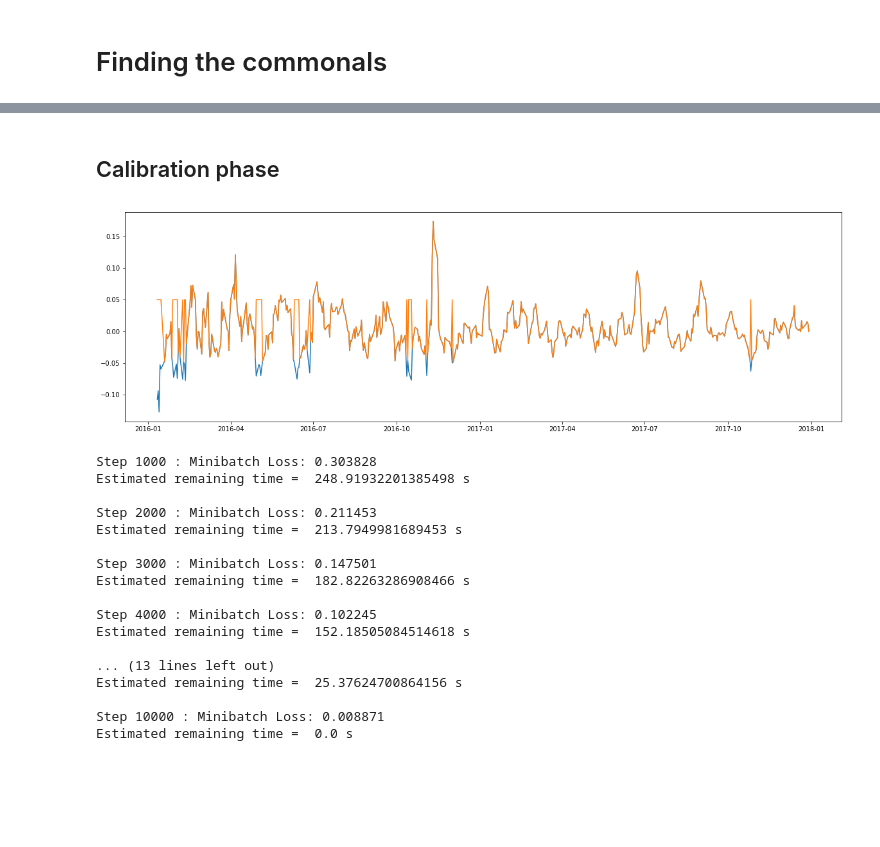
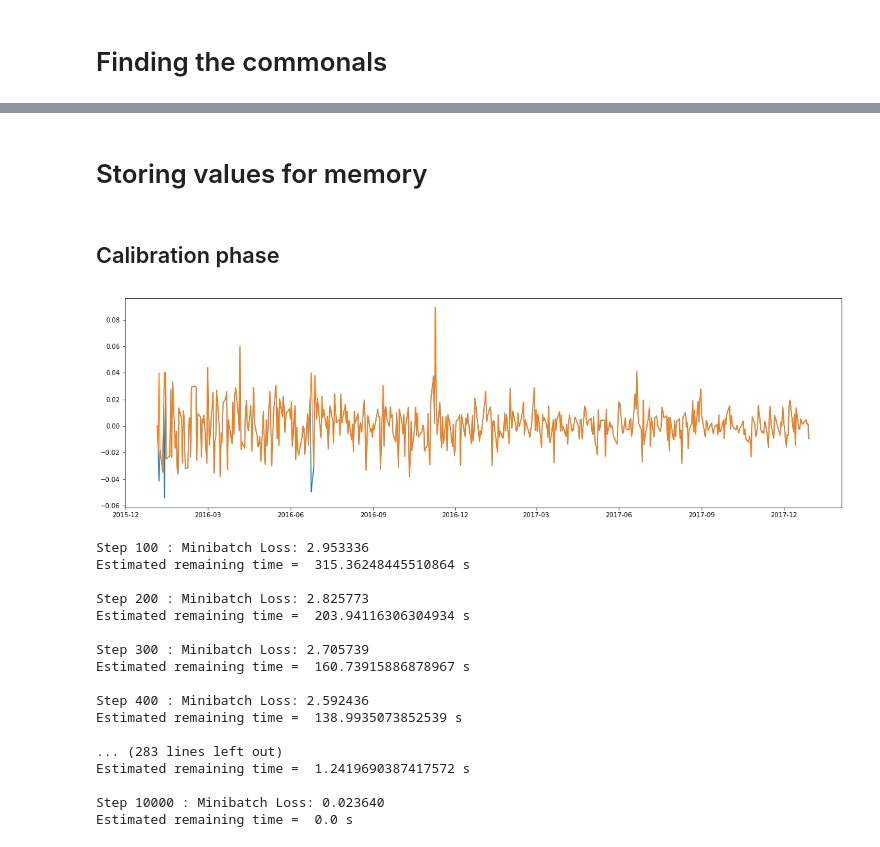
Before and after one commit to DLColumbia/DeepLearning_for_finance, a Jupyter notebook: calibration_first_try.ipynb, the cells around one changed output, grey strips where cells are left out. Cells and saved outputs as stored; diff of their text form; code cells hidden in the pictures; blank space fills up the shorter version.

Commit message:
Last update ready for parameter training

```diff
--- a/calibration_first_try.ipynb
+++ b/calibration_first_try.ipynb
@@ -712,3 +712,6 @@ plot_commonals(p, batch_x, test_setDn, list_tickers_cross_test,-1)
+# %% [markdown]
+
+# Storing values for memory
 # %%
 fields = ['learning_rate', 'num_steps', 'batch_size', 'lambd', 'val_dropout', 'cross_len', 'num_encode_1', 'n_code', 'MSE']
 values = [learning_rate, num_steps, batch_size, lambd, val_dropout, cross_len, num_encode_1, n_code, MSE]
@@ -756,40 +759,43 @@ def rateOfReturnWeekly(df,shitf):
 
     return rate_of_returns
 
-def modify_benchmark(df,column,shift):
+def modify_benchmark(df,column,threshold,shift):
     rate = rateOfReturnWeekly(df,shift)
     for i in range(len(rate[column])):
-        if rate[column][i] <= - .05:
-            rate[column][i] = .05
+        if rate[column][i] <= - threshold:
+            rate[column][i] = threshold
     return rate
 
 ROOTPATH = os.getcwd()
 
 path_data = os.path.join(ROOTPATH, 'data')
 
 file = path_data+"/csv_IBB_from_2016-01-01_to_2018-01-01.csv"
 
 if computer == 0:
     with open(file, 'r') as csvfile:
         benchmark = pd.read_csv(csvfile, index_col=None, header=0)
         benchmark = benchmark.set_index(pd.DatetimeIndex(benchmark["Date"]))
         del benchmark["Date"]
 
 if computer == 1:
     with open(file, 'r', encoding ='mac_roman') as csvfile:
         benchmark = pd.read_csv(csvfile, index_col=None, header=0)
         benchmark = benchmark.set_index(pd.DatetimeIndex(benchmark["Date"]))
         del benchmark["Date"]
 
-rate = rateOfReturnWeekly(benchmark,5)
+shift_calib = 1
+threshold = 0.04
+
+rate = rateOfReturnWeekly(benchmark,shift_calib)
 plt.plot(rate['Adj Close'])
 plt.show;
 
-rate2 = modify_benchmark(benchmark,'Adj Close',5)
+rate2 = modify_benchmark(benchmark,'Adj Close',threshold,shift_calib)
 plt.plot(rate2['Adj Close'])
 plt.show;
 # %% [output]
-[figure, old version]
+[figure, new version]
 # %%
 def layer1_calib(input_tensor, S, n_code, phase_train):
     with tf.variable_scope("calib"):
@@ -931,19 +940,19 @@ with tf.Graph().as_default():
         keep_prob = tf.placeholder(tf.float32) #gateway for dropout
 
         # Extract the latent information (logits from the bottleneck layer)
-        hidden, W_e = layer1_calib(x, S, n_hidden, phase_train)
+        hidden, W_e = layer1_calib(x, S, n_hidden_calib, phase_train)
 
         # Extract the outputs of the autoencoder
-        output, W_d = layer2_calib(hidden, S, n_hidden, phase_train)
+        output, W_d = layer2_calib(hidden, S, n_hidden_calib, phase_train)
 
 
         rr_tot = np.dot(output, x)
 
 #         error = (rr_tot - bench_day)**2
 
-        cost = loss(mse(rr_tot, label), regularizer(W_e, W_d), lambd, num_input, batch_size)
+        cost = loss(mse(rr_tot, label), regularizer(W_e, W_d), lambd_calib, num_input_calib, batch_size_calib)
 
-        train_op = training(cost, learning_rate)
+        train_op = training(cost, learning_rate_calib)
 
         eval_op, val_summary_op = evaluate(rr_tot, label)
 
@@ -955,7 +964,7 @@ with tf.Graph().as_default():
 
         # Create the session list that will be runned for training
 
-        total_loss = np.zeros(num_steps)
+        total_loss = np.zeros(num_steps_calib)
 
 
         start_time = time()
@@ -967,17 +976,17 @@ with tf.Graph().as_default():
 
         summary_writer = tf.summary.FileWriter(logs_path, graph=tf.get_default_graph())
 
-        for i in range(1, num_steps + 1):
+        for i in range(1, num_steps_calib + 1):
 
 
-            total_batch = int(len(stock_list_2) / batch_size)
+            total_batch = int(len(stock_list_2) / batch_size_calib)
 
             for j in range(total_batch):
-                mini_batch_x, mini_batch_y = next_batch(batch_size, stock_list_2, y)
+                mini_batch_x, mini_batch_y = next_batch(batch_size_calib, stock_list_2, y)
 
 
             _, l, summary = session.run([train_op, cost, summary_op],
-                            feed_dict={x: mini_batch_x , label: mini_batch_y.reshape((batch_size,1)), phase_train: True, keep_prob: val_dropout})
+                            feed_dict={x: mini_batch_x , label: mini_batch_y.reshape((batch_size_calib,1)), phase_train: True, keep_prob: val_dropout_calib})
 
 
             total_loss[i-1] = l
@@ -989,9 +998,9 @@ with tf.Graph().as_default():
                     print('Step %i : Minibatch Loss: %f' % (i, l))
                     curr_time = time()
                     elapsed_time = curr_time-start_time
-                    print('Estimated remaining time = ', elapsed_time / i * (num_steps-i),'s\n')
+                    print('Estimated remaining time = ', elapsed_time / i * (num_steps_calib-i),'s\n')
 
-        batch_size = 498
+        batch_size_verif = len(y)
         #mini_batch_x, mini_batch_y = next_batch(batch_size, stock_list_2, y)
 
         lll=[]
@@ -1002,22 +1011,22 @@ with tf.Graph().as_default():
         #p_calib = session.run([output] , feed_dict={x: mini_batch_x , label: mini_batch_y.reshape((batch_size,1)), phase_train: True, keep_prob: 1})
         p_calib = session.run(output , feed_dict={x: mini_batch_x , label: mini_batch_y, phase_train: True, keep_prob: 1})
 # %% [output]
-Step 1000 : Minibatch Loss: 0.303828
-Estimated remaining time =  248.91932201385498 s
+Step 100 : Minibatch Loss: 2.953336
+Estimated remaining time =  315.36248445510864 s
 
-Step 2000 : Minibatch Loss: 0.211453
-Estimated remaining time =  213.7949981689453 s
+Step 200 : Minibatch Loss: 2.825773
+Estimated remaining time =  203.94116306304934 s
 
-Step 3000 : Minibatch Loss: 0.147501
-Estimated remaining time =  182.82263286908466 s
+Step 300 : Minibatch Loss: 2.705739
+Estimated remaining time =  160.73915886878967 s
 
-Step 4000 : Minibatch Loss: 0.102245
-Estimated remaining time =  152.18505084514618 s
+Step 400 : Minibatch Loss: 2.592436
+Estimated remaining time =  138.9935073852539 s
 
-... (13 lines left out)
-Estimated remaining time =  25.37624700864156 s
+... (283 lines left out)
+Estimated remaining time =  1.2419690387417572 s
 
-Step 10000 : Minibatch Loss: 0.008871
+Step 10000 : Minibatch Loss: 0.023640
 Estimated remaining time =  0.0 s
 # %%
 calibration = []
```
Also changed, not shown: parts of 22 cells of this notebook.
